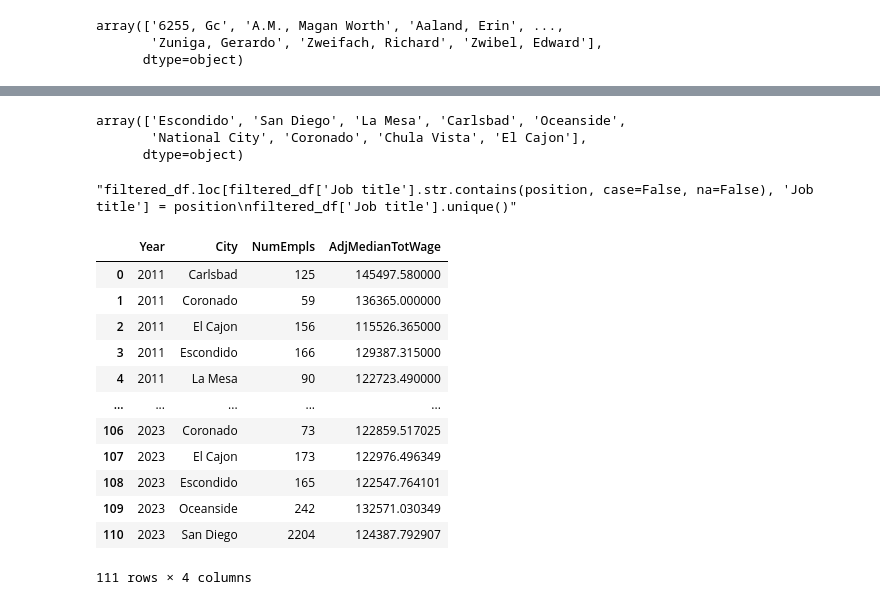
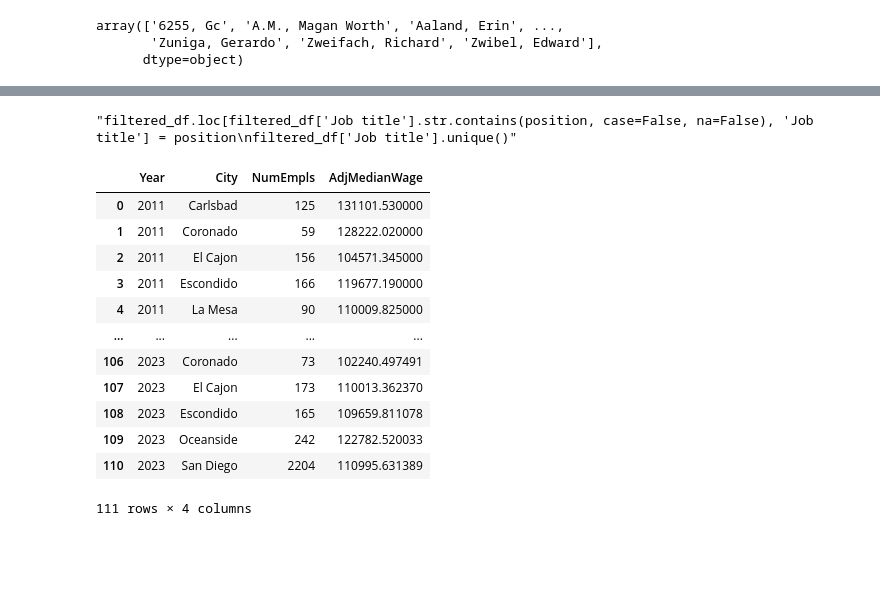
Before and after one commit to BrianLiu1319/San-Diego-County-Quid-Pro-Quo-Wage-Analysis, a Jupyter notebook: WageVsVacancies.ipynb, the cells around one changed output, grey strips where cells are left out. Drawn from its saved outputs; the diff is of its cells as text; code cells hidden in the pictures; blank space fills up the shorter version.

```diff
--- a/WageVsVacancies.ipynb
+++ b/WageVsVacancies.ipynb
@@ -14,6 +14,7 @@ df = pd.read_csv(file_path, encoding='latin1')
 df = df[~df['Name'].isin(['Not Provided', 'Redacted'])]
 
 df['Total pay + benefits'] = df['Total pay'] + df['Benefits']
+df['Regular pay + other pay + benefits'] = df['Regular pay'] + df['Other pay'] + df['Benefits']
 
 df
 # %% [output]
@@ -32,0 +1710,10 @@ df
+# %%
+with open("C:/Users\Ericm\PycharmProjects\wageData\.venv\Scripts\police_salaries_corrected_positions.txt", 'r') as file:
+    for line in file:
+        elems = line.split(' | ')
+        elems2 = elems[1].split(' : ')
+        year = int(elems[0][0:4])
+        city = elems[0][5:]
+        position = elems2[0]
+        match = elems2[1]
+        position_match_dict[year][city][position] = match
@@ -32,0 +1770,20 @@ df
+# %%
+# Define a function to determine 'FT or PT' status
+def determine_ft_or_pt(row):
+    if pd.isna(row['MinPositionSalary']) or row['MinPositionSalary'] < 0:
+        if row['Regular pay'] < 40000:
+            return 'PT'
+        else:
+            return 'FT'
+    elif row['Regular pay'] >= row['MinPositionSalary'] - 10000:
+        return 'FT'
+    elif 0 < row['Regular pay'] < row['MinPositionSalary'] - 10000:
+        return 'PT'
+    else:
+        return ''
+
+# Apply the function to each row to create the 'FT or PT' column
+df['FT or PT'] = df.apply(determine_ft_or_pt, axis=1)
+
+# Display the updated DataFrame
+df
@@ -57,10 +1878,12 @@ cpi_df
 | 15 | 2023 | 299.170 | 300.840 | 301.836 | 303.363 | 304.127 | 305.109 | 305.691 | 307.026 | 307.789 | 307.671 | ... |
 # %%
 df = pd.merge(df, cpi_df[['Year', 'Inflation_index']],on='Year', how='left')
+numIndices = len(df)
 
-for column in df.columns[4:-1]:
+for column in df.columns[4:15]:
     df[f'Adjusted {column.lower()}'] = df[column] / df['Inflation_index']
 
+
 df
 # %% [output]
 |  | Year | City | Name | Job title | Regular pay | Overtime pay | Other pay | Total pay | Benefits | ... |
@@ -316,9 +2116,3 @@ array(['Police Sergeant', 'Police Officer', 'Police Dispatcher',
-# %%
-df['City'].unique()
-# %% [output]
-array(['Escondido', 'San Diego', 'La Mesa', 'Carlsbad', 'Oceanside',
-       'National City', 'Coronado', 'Chula Vista', 'El Cajon'],
-      dtype=object)
 # %%
 '''filtered_df.loc[filtered_df['Job title'].str.contains(position, case=False, na=False), 'Job title'] = position
 filtered_df['Job title'].unique()'''
@@ -327,24 +2121,24 @@ filtered_df['Job title'].unique()'''
 # %%
 grouped_filtered_df = df.groupby(['Year', 'City']).agg(
     PositionCount=('Job title', 'size'),
-    MedianTotalWages=('Adjusted total pay + benefits', 'median')
+    MedianWages=('Adjusted regular pay + other pay + benefits', 'median')
 ).reset_index()
 
-grouped_filtered_df.columns = ['Year', 'City', 'NumEmpls', 'AdjMedianTotWage']
+grouped_filtered_df.columns = ['Year', 'City', 'NumEmpls', 'AdjMedianWage']
 grouped_filtered_df
 # %% [output]
-|  | Year | City | NumEmpls | AdjMedianTotWage |
-| 0 | 2011 | Carlsbad | 125 | 145497.580000 |
-| 1 | 2011 | Coronado | 59 | 136365.000000 |
-| 2 | 2011 | El Cajon | 156 | 115526.365000 |
-| 3 | 2011 | Escondido | 166 | 129387.315000 |
-| 4 | 2011 | La Mesa | 90 | 122723.490000 |
+|  | Year | City | NumEmpls | AdjMedianWage |
+| 0 | 2011 | Carlsbad | 125 | 131101.530000 |
+| 1 | 2011 | Coronado | 59 | 128222.020000 |
+| 2 | 2011 | El Cajon | 156 | 104571.345000 |
+| 3 | 2011 | Escondido | 166 | 119677.190000 |
+| 4 | 2011 | La Mesa | 90 | 110009.825000 |
 | ... | ... | ... | ... | ... |
-| 106 | 2023 | Coronado | 73 | 122859.517025 |
-| 107 | 2023 | El Cajon | 173 | 122976.496349 |
-| 108 | 2023 | Escondido | 165 | 122547.764101 |
-| 109 | 2023 | Oceanside | 242 | 132571.030349 |
-| 110 | 2023 | San Diego | 2204 | 124387.792907 |
+| 106 | 2023 | Coronado | 73 | 102240.497491 |
+| 107 | 2023 | El Cajon | 173 | 110013.362370 |
+| 108 | 2023 | Escondido | 165 | 109659.811078 |
+| 109 | 2023 | Oceanside | 242 | 122782.520033 |
+| 110 | 2023 | San Diego | 2204 | 110995.631389 |
 111 rows × 4 columns
 # %%
 
```
Also changed, not shown: parts of 21 cells of this notebook.
